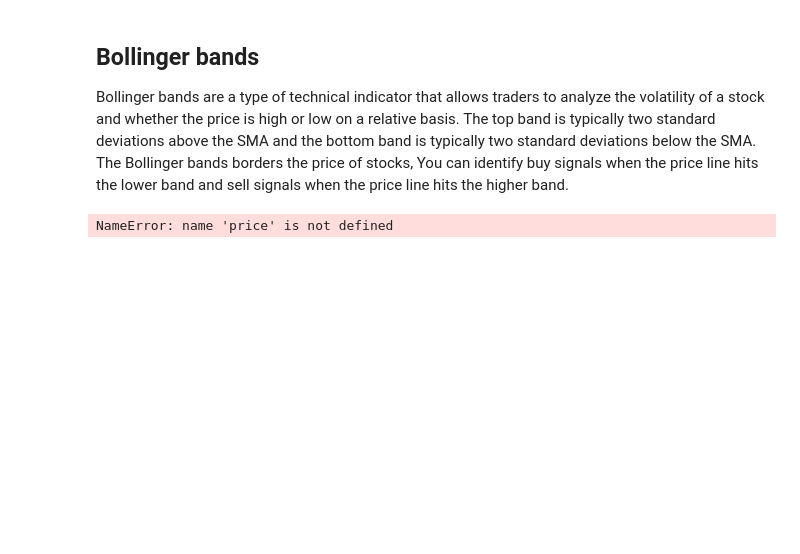
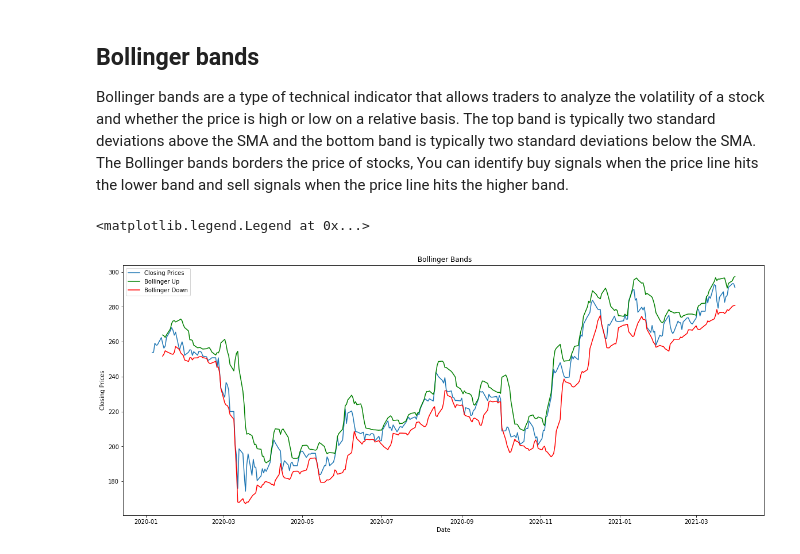
Before and after one commit to simi-I/AxkvJ4gHaAIIcQBf, a Jupyter notebook: Value_Investor.ipynb, the cells around one changed output. Cells and saved outputs as stored; diff of their text form; code cells hidden in the pictures; blank space fills up the shorter version.

```diff
--- a/Value_Investor.ipynb
+++ b/Value_Investor.ipynb
@@ -890,15 +890,16 @@ def get_bollinger_bands(prices, rate=7):
     bollinger_down = sma - std * 2 # Calculate bottom band
     return bollinger_up, bollinger_down
 # %%
-bollinger_up, bollinger_down = get_bollinger_bands(price['Price'])
+bollinger_up, bollinger_down = get_bollinger_bands(sberbank_df['Price'])
-# %% [output]
-NameError: name 'price' is not defined
 # %%
-plt.plot(price['Price'], label='Closing Prices')
+plt.plot(sberbank_df['Price'], label='Closing Prices')
 plt.plot(bollinger_up, label='Bollinger Up', c='g')
 plt.plot(bollinger_down, label='Bollinger Down', c='r')
 plt.legend()
 plt.xlabel('Date')
 plt.ylabel('Closing Prices')
 plt.title(' Bollinger Bands')
 plt.legend(loc='best')
+# %% [output]
+<matplotlib.legend.Legend at 0x...>
+[figure, added]
```
